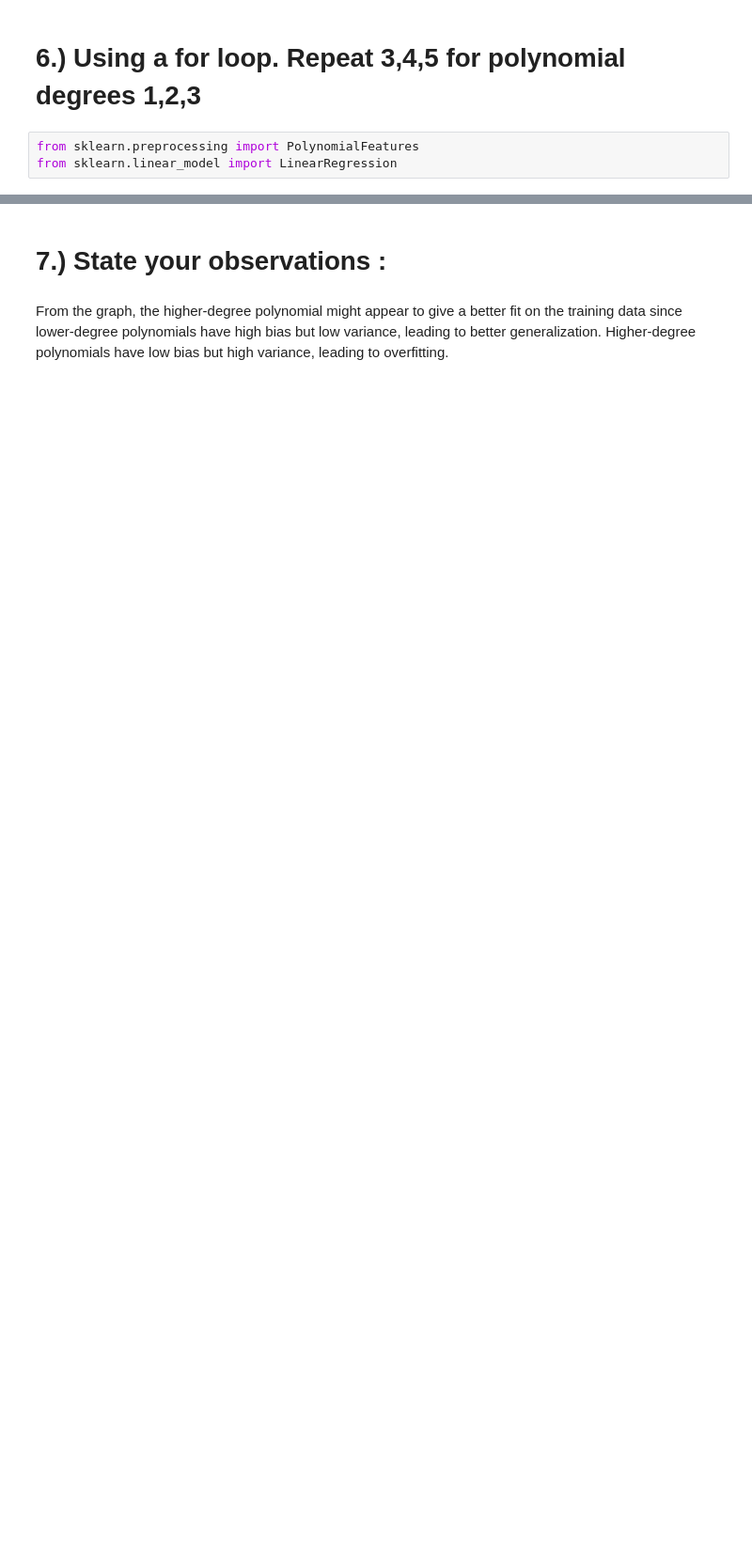
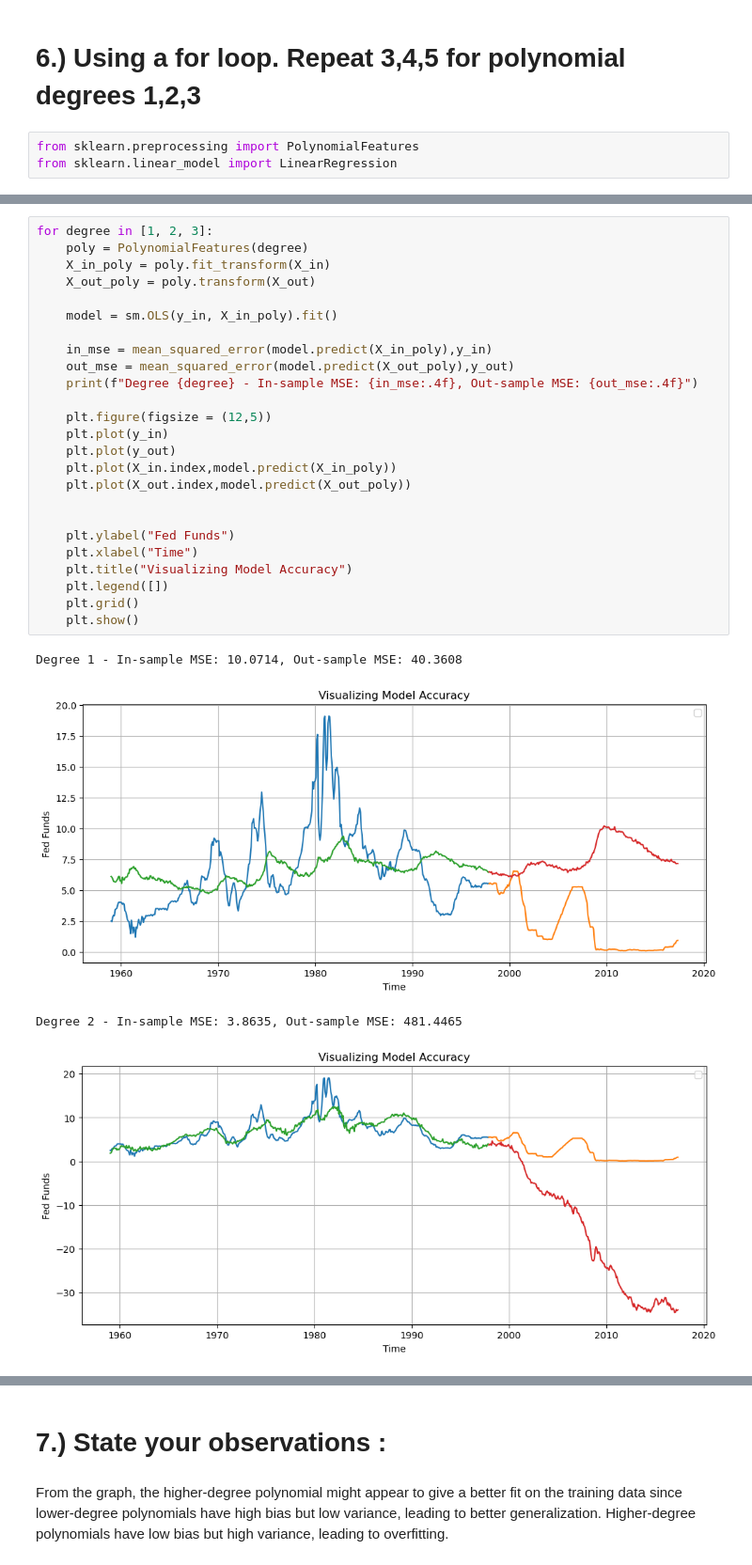
Before and after one commit to CharleneSC/ML2024, a Jupyter notebook: Salinla Charintara - E425 Homework #1 .ipynb, the cells around one changed output, grey strips where cells are left out. Shown at 94% size. Cells and saved outputs as stored; diff of their text form; blank space fills up the shorter version.

```diff
--- a/Salinla Charintara - E425 Homework #1 .ipynb
+++ b/Salinla Charintara - E425 Homework #1 .ipynb
@@ -132,0 +103,30 @@ Degree 3 - In-sample MSE: 1.7519, Out-sample MSE: 1439.9133
+# %%
+for degree in [1, 2, 3]:
+    poly = PolynomialFeatures(degree)
+    X_in_poly = poly.fit_transform(X_in)
+    X_out_poly = poly.transform(X_out)
+
+    model = sm.OLS(y_in, X_in_poly).fit()
+
+    in_mse = mean_squared_error(model.predict(X_in_poly),y_in)
+    out_mse = mean_squared_error(model.predict(X_out_poly),y_out)
+    print(f"Degree {degree} - In-sample MSE: {in_mse:.4f}, Out-sample MSE: {out_mse:.4f}")
+
+    plt.figure(figsize = (12,5))
+    plt.plot(y_in)
+    plt.plot(y_out)
+    plt.plot(X_in.index,model.predict(X_in_poly))
+    plt.plot(X_out.index,model.predict(X_out_poly))
+
+
+    plt.ylabel("Fed Funds")
+    plt.xlabel("Time")
+    plt.title("Visualizing Model Accuracy")
+    plt.legend([])
+    plt.grid()
+    plt.show()
+# %% [output]
+Degree 1 - In-sample MSE: 10.0714, Out-sample MSE: 40.3608
+[figure, added]
+Degree 2 - In-sample MSE: 3.8635, Out-sample MSE: 481.4465
+[figure, added]
```
Also changed, not shown: parts of 5 cells of this notebook.
